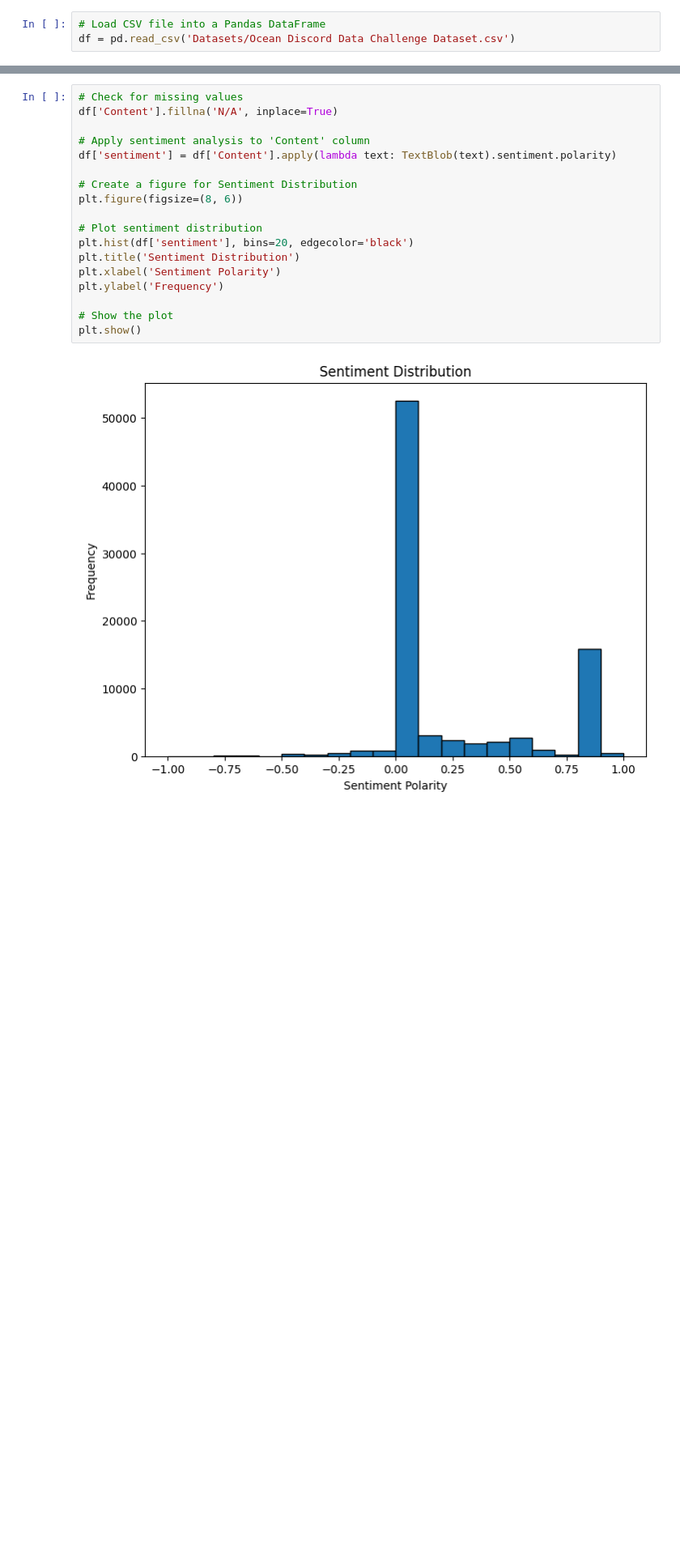
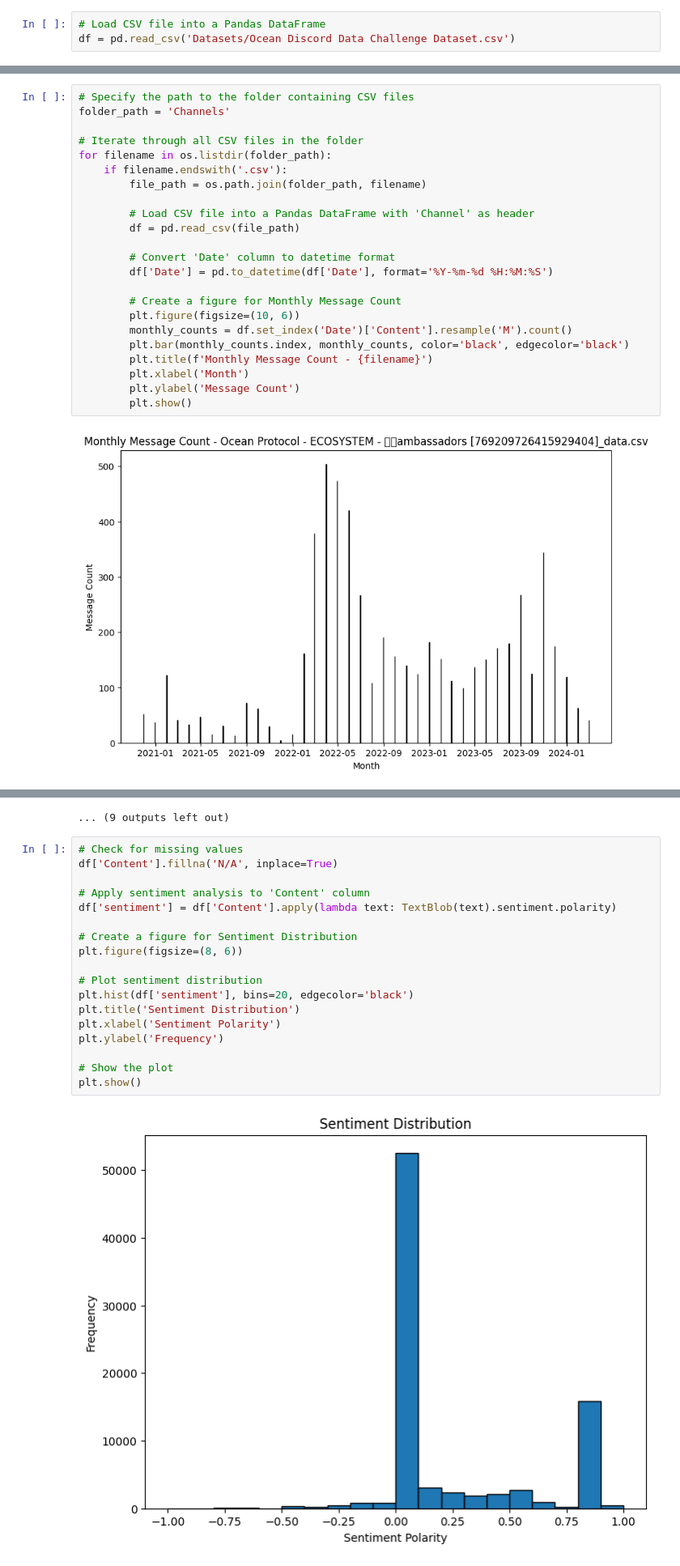
Before and after one commit to hugomoura10/discord_analysis_ocean, a Jupyter notebook: main.ipynb, the cells around one changed output, grey strips where cells are left out. Shown at 81% size. Drawn from its saved outputs; the diff is of its cells as text; blank space fills up the shorter version.

```diff
--- a/main.ipynb
+++ b/main.ipynb
@@ -25,0 +37,25 @@ plt.show()
+# %%
+# Specify the path to the folder containing CSV files
+folder_path = 'Channels'
+
+# Iterate through all CSV files in the folder
+for filename in os.listdir(folder_path):
+    if filename.endswith('.csv'):
+        file_path = os.path.join(folder_path, filename)
+
+        # Load CSV file into a Pandas DataFrame with 'Channel' as header
+        df = pd.read_csv(file_path)
+
+        # Convert 'Date' column to datetime format
+        df['Date'] = pd.to_datetime(df['Date'], format='%Y-%m-%d %H:%M:%S')
+
+        # Create a figure for Monthly Message Count
+        plt.figure(figsize=(10, 6))
+        monthly_counts = df.set_index('Date')['Content'].resample('M').count()
+        plt.bar(monthly_counts.index, monthly_counts, color='black', edgecolor='black')
+        plt.title(f'Monthly Message Count - {filename}')
+        plt.xlabel('Month')
+        plt.ylabel('Message Count')
+        plt.show()
+# %% [output]
+[figure, added]
@@ -26,3 +73,4 @@ plt.show()
+... (9 outputs left out)
 # %%
 # Check for missing values
 df['Content'].fillna('N/A', inplace=True)
```
Also changed, not shown: parts of 9 cells of this notebook, 5 other files.
